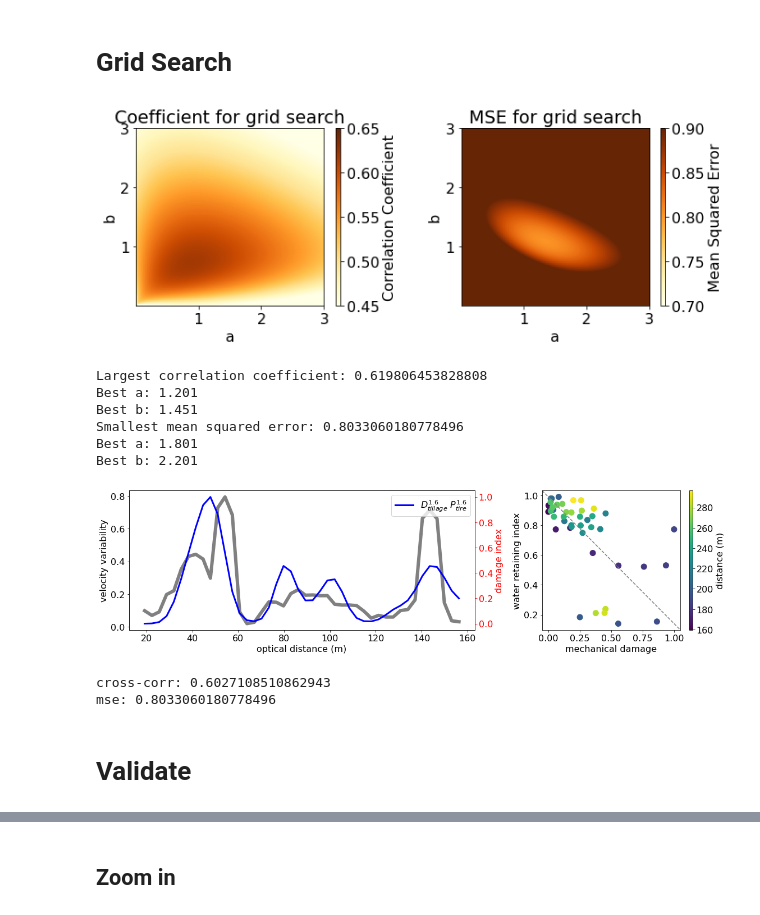
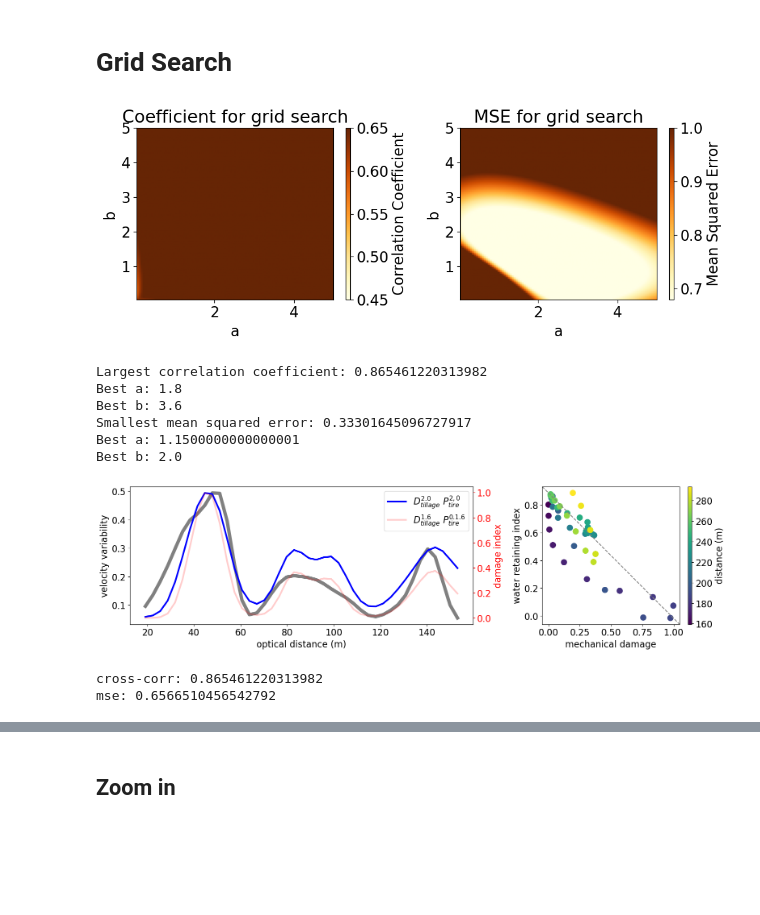
Before and after one commit to Denolle-Lab/FarmDAS, a Jupyter notebook: dvv_and_model/Fig3_spatial_damage.ipynb, the cells around one changed output, grey strips where cells are left out. Saved outputs shown, nothing was run; the diff lists cells and outputs as text; code cells hidden in the pictures; blank space fills up the shorter version.

Commit message:
update figures

```diff
--- a/dvv_and_model/Fig3_spatial_damage.ipynb
+++ b/dvv_and_model/Fig3_spatial_damage.ipynb
@@ -73,20 +82,20 @@ tire = np.array([0,0,0,  7, 7, 12, 7, 12, 7, 7, 12, 7,    0,0,0,     12, 7, 7, 1
 randomness = np.array([-1,-1,-1, 1, 2, 2, 0, 2, 0, 2, 2, 0, -1,-1,-1, 2, 0, 2, 2, 0, 2, 2, 0, 2, -1,-1,-1, 2, 0, 2, 2, 2, 0, 0, 2, 2])
 
 #### Interpolate tillage and tire pressure
-f = interp1d(np.arange(36)*4-3, tillage, bounds_error=False, fill_value=1)
-intep_tillage = f(np.arange(51-6)*dchan)
+f = interp1d(np.arange(36)*4-2.9, tillage, bounds_error=False, fill_value=1)
+intep_tillage = f(np.arange(50-6)*dchan)
 
-f = interp1d(np.arange(36)*4-3, tire, bounds_error=False, fill_value=1)
-intep_tire = f(np.arange(51-6)*dchan)
+f = interp1d(np.arange(36)*4-2.9, tire, bounds_error=False, fill_value=1)
+intep_tire = f(np.arange(50-6)*dchan)
 
-smooth_tillage = gaussian_filter1d(intep_tillage[:-1], sigma=2, mode='reflect')
-smooth_tire = gaussian_filter1d(intep_tire[:-1], sigma=2, mode='reflect')
+smooth_tillage = gaussian_filter1d(intep_tillage[:], sigma=2.5)
+smooth_tire = gaussian_filter1d(intep_tire[:], sigma=2.5)
 # %% [markdown]
 ## Data 4 -- Attenuation
 # %% [markdown]
 ### Q from No stretching
 # %%
-with h5py.File('data/Results_intb.h5', 'r') as f:
+with h5py.File(os.path.join(data_dir, 'Results_intb.h5'), 'r') as f:
     raw_intb = f['raw_intb'][:50]
     demean_intb = f['demean_intb'][:50]
     abs_intb = f['absintb'][:50]
@@ -95,7 +104,7 @@ variability = np.fabs(np.nanmean(trim_inb[:, :30], axis=1) - np.nanmean(trim_inb
 # %% [markdown]
 ### Q from stretched
 # %%
-with h5py.File('data/update_intb_20250224_stretched.h5', 'r') as f:
+with h5py.File(os.path.join(data_dir, 'Result_intb_15-60Hz_stretched.h5'), 'r') as f:
     raw_intb = f['raw_intb'][:]
     demean_intb = f['demean_intb'][:]
     abs_intb = f['absintb'][:]
@@ -104,7 +113,7 @@ variability = np.fabs(np.nanmean(trim_inb[:, :30], axis=1) - np.nanmean(trim_inb
 # %% [markdown]
 ### Q from strected twice
 # %%
-with h5py.File('data/update_intb_20250225_stretched_twice.h5', 'r') as f:
+with h5py.File(os.path.join(data_dir, 'Result_intb_15-60Hz_stretched_twice.h5'), 'r') as f:
     raw_intb = f['raw_intb'][:]
     demean_intb = f['demean_intb'][:]
     abs_intb = f['absintb'][:]
@@ -167,14 +212,19 @@ interp_paras.to_csv('data/interp_dv_tillage_tire.csv')
 # Grid Search
 # %%
 ### Read the data from the interpolated file
-tillage_interpolated = pd.read_csv(spatial_data)['tillage_depth'].to_numpy()
-tire_interpolated = pd.read_csv(spatial_data)['tire_pressure'].to_numpy()
-dvv_variability = pd.read_csv(spatial_data)['dvv_varibility'].to_numpy()
+# tillage_interpolated = pd.read_csv(spatial_data)['tillage_depth'].to_numpy()
+# tire_interpolated = pd.read_csv(spatial_data)['tire_pressure'].to_numpy()
+# dvv_variability = pd.read_csv(spatial_data)['dvv_varibility'].to_numpy()
+
+tillage_interpolated = smooth_tillage[:-1]
+tire_interpolated = smooth_tire[:-1]
+dvv_variability = dvv_range[6:]
+dvv_variability = gaussian_filter1d(variability_evap, sigma=1.5)[1:]
 
 ### define a loop for gridsearch
 # Create a grid of a and b values
-a_values = np.arange(0.001, 5, 0.05)
-b_values = np.arange(0.001, 5, 0.05)
+a_values = np.arange(0.05, 5, 0.05)
+b_values = np.arange(0.05, 5, 0.05)
 correlation_matrix = np.zeros((len(a_values), len(b_values)))
 mse_matrix = np.zeros((len(a_values), len(b_values)))
 
@@ -190,14 +240,14 @@ for i, a in enumerate(a_values):
 fig, (ax1, ax2) = plt.subplots(1, 2, figsize=(10, 4), tight_layout=True)
 
 # Correlation matrix
-cax1 = ax1.imshow(correlation_matrix, extent=[0.01, 3, 0.01, 3], origin='lower', aspect='auto', cmap='YlOrBr', vmin=0.45, vmax=0.65)
+cax1 = ax1.imshow(correlation_matrix, extent=[0.05, 5, 0.05, 5], origin='lower', aspect='auto', cmap='YlOrBr', vmin=0.45, vmax=0.65)
 fig.colorbar(cax1, ax=ax1, label='Correlation Coefficient', aspect=40)
 ax1.set_xlabel('a')
 ax1.set_ylabel('b')
 ax1.set_title('Coefficient for grid search')
 
 # MSE matrix
-cax2 = ax2.imshow(mse_matrix, extent=[0.01, 3, 0.01, 3], origin='lower', aspect='auto', cmap='YlOrBr', vmin=0.7, vmax=0.9)
+cax2 = ax2.imshow(mse_matrix, extent=[0.05, 5, 0.05, 5], origin='lower', aspect='auto', cmap='YlOrBr', vmin=0.68, vmax=1)
 fig.colorbar(cax2, ax=ax2, label='Mean Squared Error', aspect=40)
 ax2.set_xlabel('a')
 ax2.set_ylabel('b')
@@ -226,52 +276,51 @@ print(f"Best b: {best_b_mse}")
 
 ### plot the spatial variability
 fig, (ax1, ax2) = plt.subplots(1, 2, figsize=(16, 4.5), gridspec_kw={'width_ratios': [2, 1]}, tight_layout=True)
 
 # Plot scaled variability and mechanical damage
-ax1.plot((np.arange(44)+6)*3.19, gaussian_filter1d(dvv_variability, sigma=0.5), label='variability', lw=6, color='gray')
+ax1.plot((np.arange(len(dvv_variability))+6)*3.19, dvv_variability, label='variability', lw=6, color='gray')
 # ax1.plot((np.arange(45)+50)*3.19, gaussian_filter1d(dvv_variability, sigma=2), label='smoothed variability', lw=6, color='k', linestyle='--')
 ax1.set_xlabel("optical distance (m)", fontsize=16)
 ax1.set_ylabel("velocity variability", fontsize=16)
 twinx = ax1.twinx()
 
-# correlation, mse, scaled_mechanical, scaled_variability = compute_misfit(best_a, best_b, tillage_interpolated, tire_interpolated, dvv_variability)
-# twinx.plot((np.arange(45)+50)*3.19, scaled_mechanical/4, label='$D_{tillage}^{1.1}~P_{tire}^{0.95}$', lw=3, color='red', alpha=0.2)
 correlation, mse, scaled_mechanical, scaled_variability = compute_misfit(best_a_mse, best_b_mse, tillage_interpolated, tire_interpolated, dvv_variability)
-twinx.plot((np.arange(44)+6)*3.19, scaled_mechanical/4, label='$D_{tillage}^{1.6}~P_{tire}^{1.6}$', lw=3, color='blue')
+twinx.plot((np.arange(len(dvv_variability))+6)*3.19, scaled_mechanical/4, label='$D_{tillage}^{2.0}~P_{tire}^{2,0}$', lw=3, color='blue')
+correlation, mse, scaled_mechanical, scaled_variability = compute_misfit(best_a, best_b, tillage_interpolated, tire_interpolated, dvv_variability)
+twinx.plot((np.arange(len(dvv_variability))+6)*3.19, scaled_mechanical/4, label='$D_{tillage}^{1.6}~P_{tire}^{0.1.6}$', lw=3, color='red', alpha=0.2)
+
 # twinx.plot((np.arange(45)+50)*3.19, tire_interpolated, label='$D_{tillage}^{1.6}~P_{tire}^{1.6}$', lw=3, color='k')
 # twinx.plot((np.arange(45)+50)*3.19, tillage_interpolated * tire_interpolated/10, lw=3, color='purple')
 twinx.set_ylabel("damage index", fontsize=16, color='red')
 twinx.tick_params(axis='y', colors='red')
 twinx.legend(loc='upper right')
 
 # Covariance plot
 damage_index = scaled_mechanical/4
 ax2.plot([0, 1], [1, 0], transform=ax2.transAxes, color='gray', linestyle='--')
-cax = ax2.scatter(damage_index, 1 - scaled_variability/4, s=100,  cmap='viridis', c=(np.arange(44)+50)*3.19)
+cax = ax2.scatter(damage_index, 1 - scaled_variability/4, s=100,  cmap='viridis', c=(np.arange(len(dvv_variability))+50)*3.19)
 ax2.set_ylabel("water retaining index", fontsize=16)
 ax2.set_xlabel("mechanical damage", fontsize=16)
 fig.colorbar(cax, ax=ax2, label='distance (m)', aspect=40)
 
 
 plt.show()
 
 print(f"cross-corr: {correlation}")
 print(f"mse: {mse}")
 # %% [output]
-[figure, old version]
+[figure, new version]
-Largest correlation coefficient: 0.619806453828808
-Best a: 1.201
-Best b: 1.451
-Smallest mean squared error: 0.8033060180778496
-Best a: 1.801
-Best b: 2.201
+Largest correlation coefficient: 0.865461220313982
+Best a: 1.8
+Best b: 3.6
+Smallest mean squared error: 0.33301645096727917
+Best a: 1.1500000000000001
+Best b: 2.0
-[figure, old version]
+[figure, new version]
-cross-corr: 0.6027108510862943
-mse: 0.8033060180778496
+cross-corr: 0.865461220313982
+mse: 0.6566510456542792
 # %%
 interp_paras = pd.DataFrame(data={'dvv_varibility': dvv_variability,
                                 'damage_index': damage_index})
 
 interp_paras.to_csv('data/damage_index.csv')
-# %% [markdown]
-# Validate
```
Also changed, not shown: parts of 12 cells of this notebook, 12 other files.
